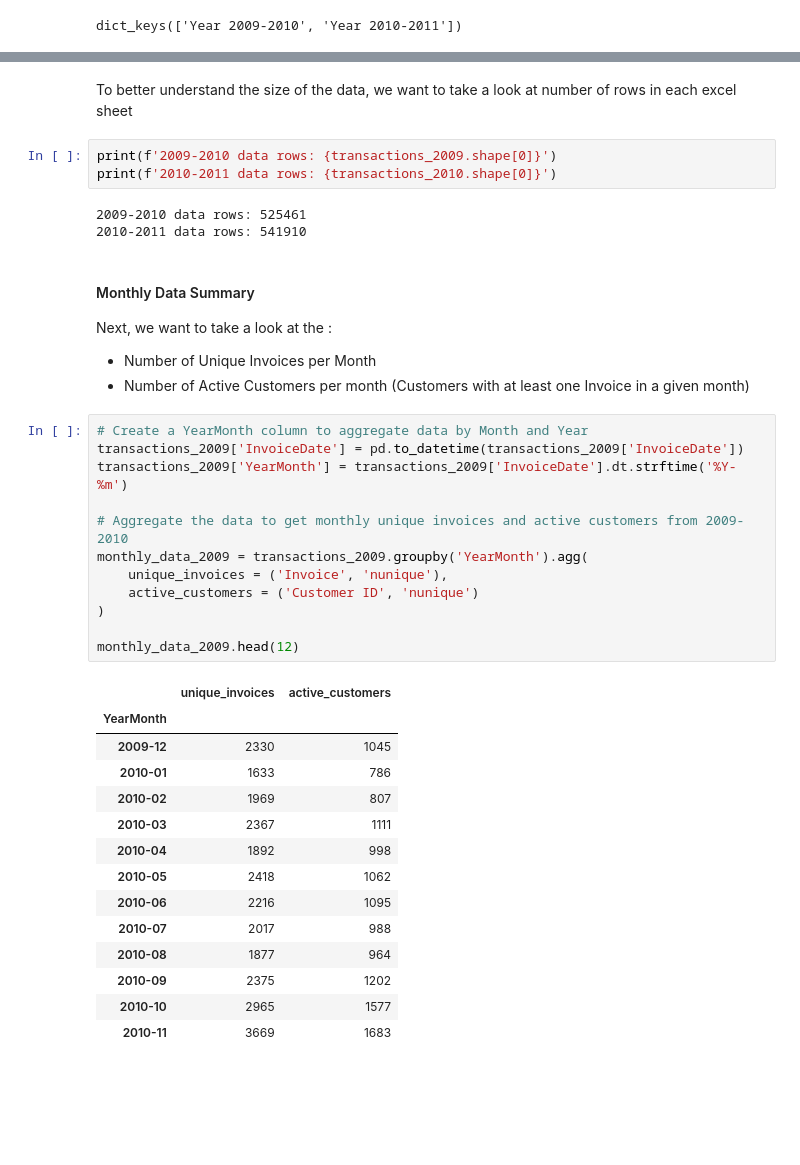
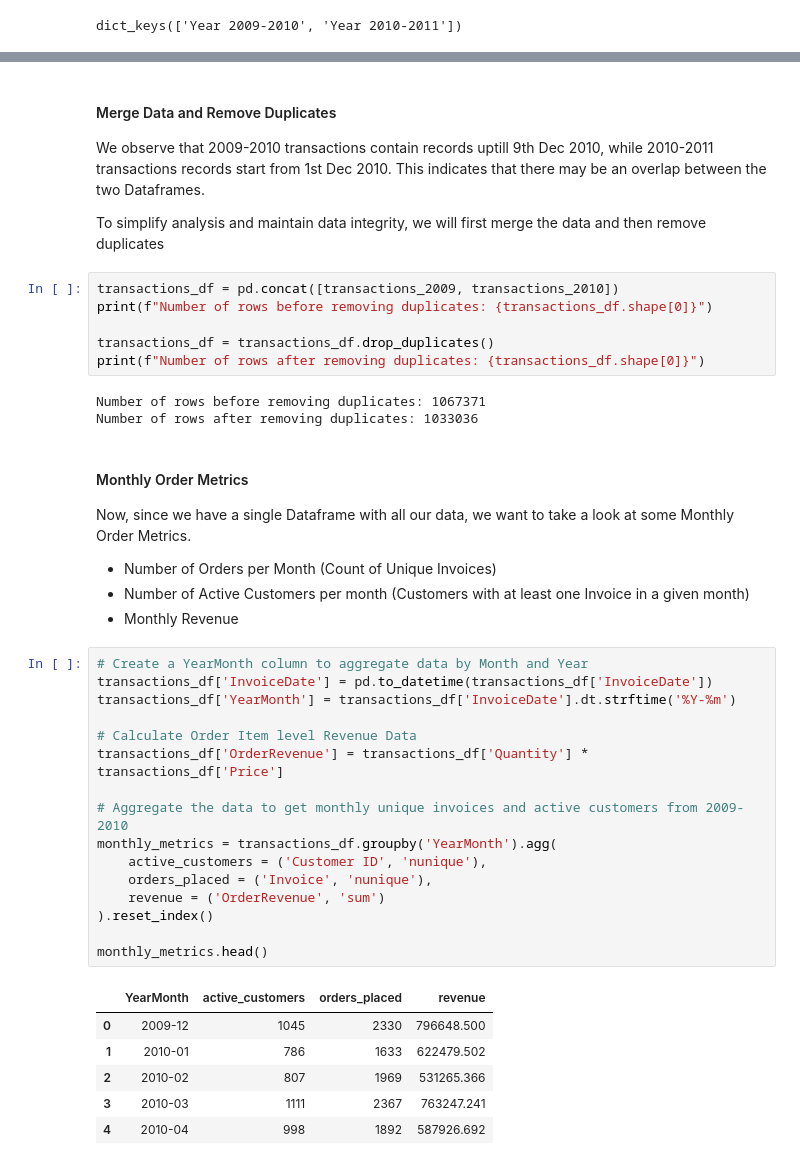
Before and after one commit to ahimranVT/retail-analytics-platform, a Jupyter notebook: notebooks/explore_transactions.ipynb, the cells around one changed output, grey strips where cells are left out. Drawn from its saved outputs; the diff is of its cells as text; blank space fills up the shorter version.

Commit message:
feat: calculated monthly order metrics and visualized monthly revenue

```diff
--- a/notebooks/explore_transactions.ipynb
+++ b/notebooks/explore_transactions.ipynb
@@ -31,43 +38,47 @@ transactions_2010.head()
 | 3 | 536365 | 84029G | KNITTED UNION FLAG HOT WATER BOTTLE | 6 | 2010-12-01 08:26:00 | 3.39 | 17850.0 | United Kingdom |
 | 4 | 536365 | 84029E | RED WOOLLY HOTTIE WHITE HEART. | 6 | 2010-12-01 08:26:00 | 3.39 | 17850.0 | United Kingdom |
 # %% [markdown]
-To better understand the size of the data, we want to take a look at number of rows in each excel sheet
+#### Merge Data and Remove Duplicates ####
+
+We observe that 2009-2010 transactions contain records uptill 9th Dec 2010, while 2010-2011 transactions records start from 1st Dec 2010. This indicates that there may be an overlap between the two Dataframes.
+
+To simplify analysis and maintain data integrity, we will first merge the data and then remove duplicates
-# %%
-print(f'2009-2010 data rows: {transactions_2009.shape[0]}')
-print(f'2010-2011 data rows: {transactions_2010.shape[0]}')
-# %% [output]
-2009-2010 data rows: 525461
-2010-2011 data rows: 541910
+# %%
+transactions_df = pd.concat([transactions_2009, transactions_2010])
+print(f"Number of rows before removing duplicates: {transactions_df.shape[0]}")
+
+transactions_df = transactions_df.drop_duplicates()
+print(f"Number of rows after removing duplicates: {transactions_df.shape[0]}")
+# %% [output]
+Number of rows before removing duplicates: 1067371
+Number of rows after removing duplicates: 1033036
 # %% [markdown]
-#### Monthly Data Summary ####
+#### Monthly Order Metrics ####
 
-Next, we want to take a look at the :
-* Number of Unique Invoices per Month
+Now, since we have a single Dataframe with all our data, we want to take a look at some Monthly Order Metrics.
+* Number of Orders per Month (Count of Unique Invoices)
 * Number of Active Customers per month (Customers with at least one Invoice in a given month)
+* Monthly Revenue
 # %%
 # Create a YearMonth column to aggregate data by Month and Year
-transactions_2009['InvoiceDate'] = pd.to_datetime(transactions_2009['InvoiceDate'])
-transactions_2009['YearMonth'] = transactions_2009['InvoiceDate'].dt.strftime('%Y-%m')
+transactions_df['InvoiceDate'] = pd.to_datetime(transactions_df['InvoiceDate'])
+transactions_df['YearMonth'] = transactions_df['InvoiceDate'].dt.strftime('%Y-%m')
+
+# Calculate Order Item level Revenue Data
+transactions_df['OrderRevenue'] = transactions_df['Quantity'] * transactions_df['Price']
 
 # Aggregate the data to get monthly unique invoices and active customers from 2009-2010
-monthly_data_2009 = transactions_2009.groupby('YearMonth').agg(
-    unique_invoices = ('Invoice', 'nunique'),
-    active_customers = ('Customer ID', 'nunique')
-)
+monthly_metrics = transactions_df.groupby('YearMonth').agg(
+    active_customers = ('Customer ID', 'nunique'),
+    orders_placed = ('Invoice', 'nunique'),
+    revenue = ('OrderRevenue', 'sum')
+).reset_index()
 
-monthly_data_2009.head(12)
+monthly_metrics.head()
 # %% [output]
-|  | unique_invoices | active_customers |
-| YearMonth |  |  |
-| 2009-12 | 2330 | 1045 |
-| 2010-01 | 1633 | 786 |
-| 2010-02 | 1969 | 807 |
-| 2010-03 | 2367 | 1111 |
-| 2010-04 | 1892 | 998 |
-| 2010-05 | 2418 | 1062 |
-| 2010-06 | 2216 | 1095 |
-| 2010-07 | 2017 | 988 |
-| 2010-08 | 1877 | 964 |
-| 2010-09 | 2375 | 1202 |
-| 2010-10 | 2965 | 1577 |
-| 2010-11 | 3669 | 1683 |
+|  | YearMonth | active_customers | orders_placed | revenue |
+| 0 | 2009-12 | 1045 | 2330 | 796648.500 |
+| 1 | 2010-01 | 786 | 1633 | 622479.502 |
+| 2 | 2010-02 | 807 | 1969 | 531265.366 |
+| 3 | 2010-03 | 1111 | 2367 | 763247.241 |
+| 4 | 2010-04 | 998 | 1892 | 587926.692 |
```
Also changed, not shown: parts of 6 cells of this notebook.
